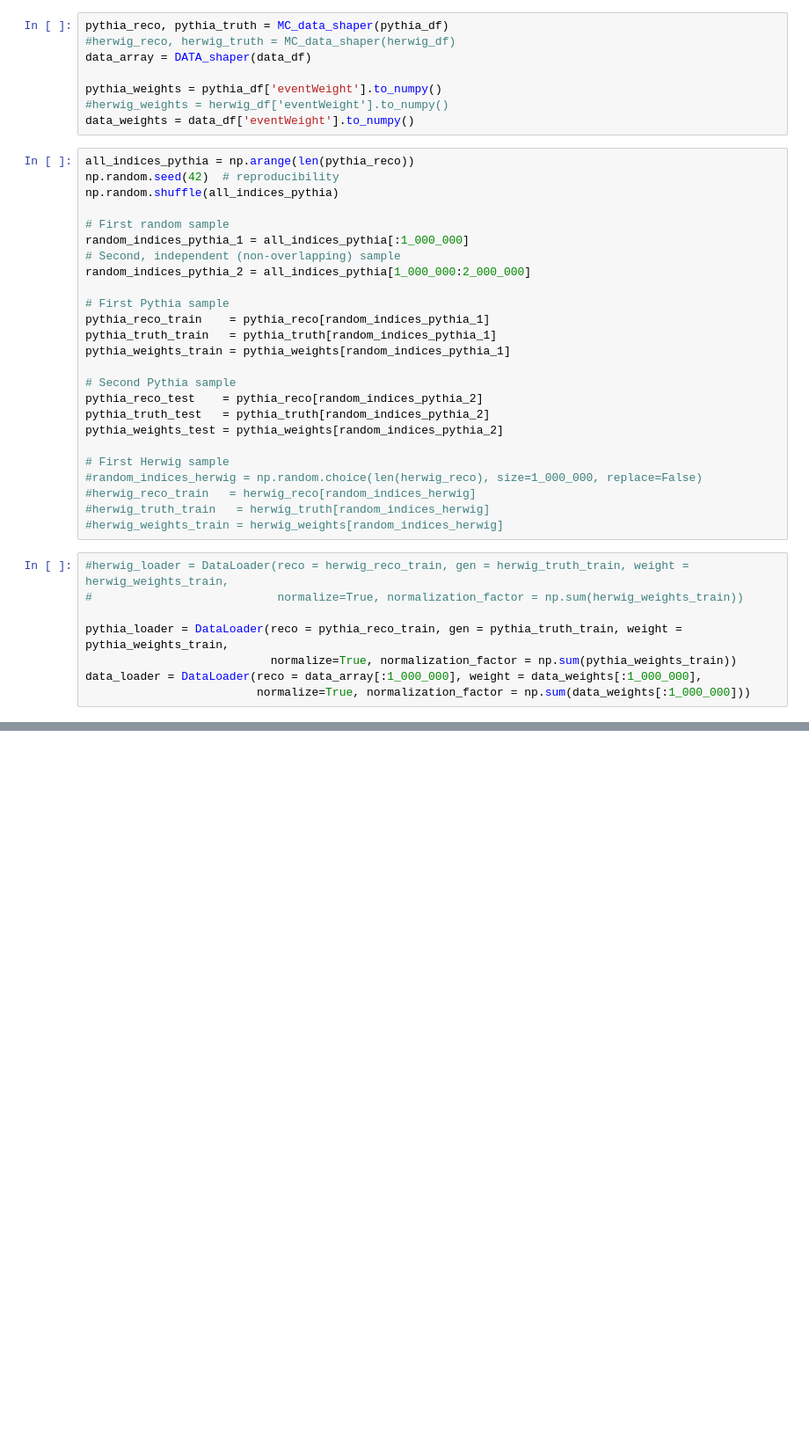
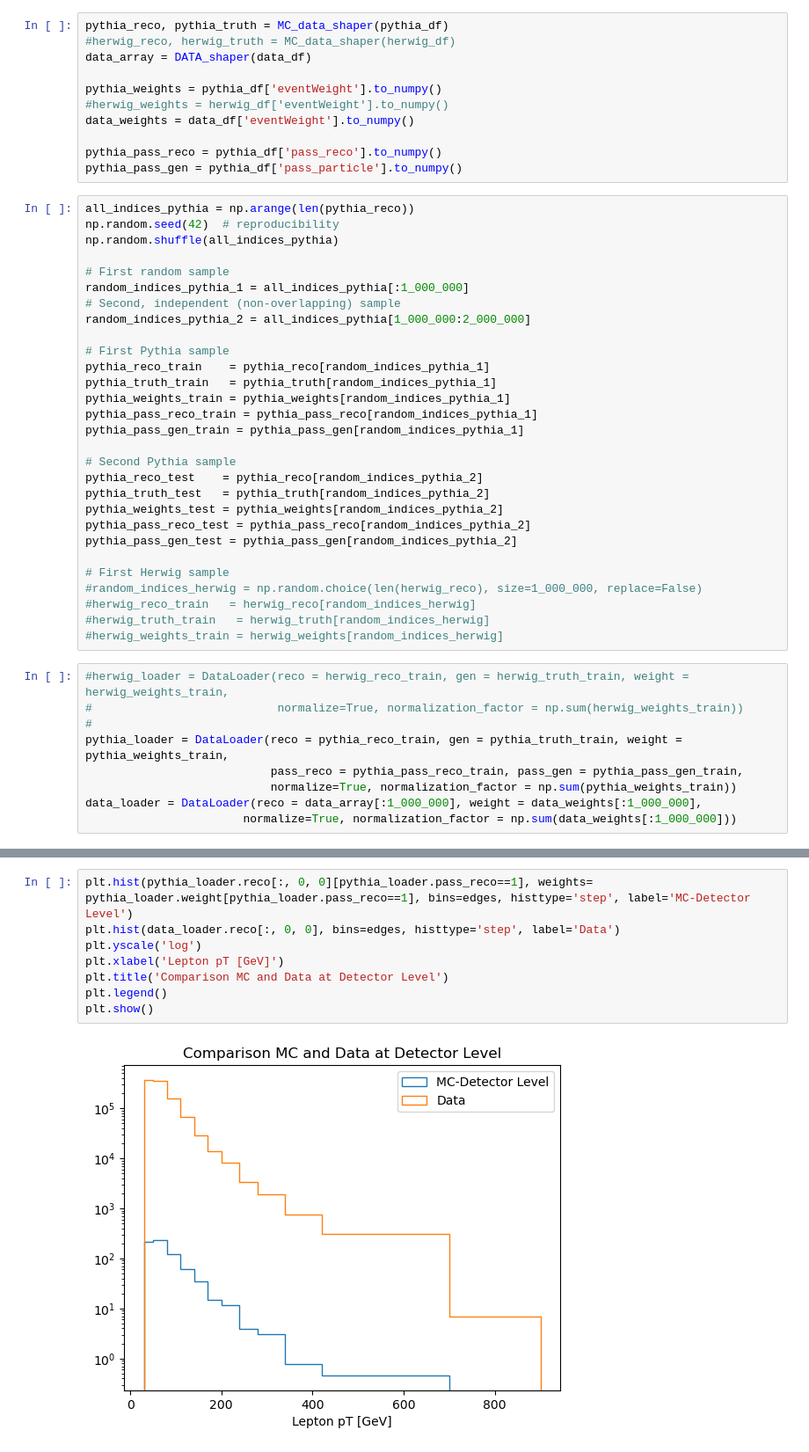
Before and after one commit to josefmurnauer/omnifold, a Jupyter notebook: Unfolding_WWbb_no_corrections.ipynb, the cells around one changed output, grey strips where cells are left out. Shown at 88% size. Drawn from its saved outputs; the diff is of its cells as text; blank space fills up the shorter version.

```diff
--- a/Unfolding_WWbb_no_corrections.ipynb
+++ b/Unfolding_WWbb_no_corrections.ipynb
@@ -164,6 +168,9 @@ data_array = DATA_shaper(data_df)
 pythia_weights = pythia_df['eventWeight'].to_numpy()
 #herwig_weights = herwig_df['eventWeight'].to_numpy()
 data_weights = data_df['eventWeight'].to_numpy()
+
+pythia_pass_reco = pythia_df['pass_reco'].to_numpy()
+pythia_pass_gen = pythia_df['pass_particle'].to_numpy()
 # %%
 all_indices_pythia = np.arange(len(pythia_reco))
 np.random.seed(42)  # reproducibility
@@ -178,11 +185,15 @@ random_indices_pythia_2 = all_indices_pythia[1_000_000:2_000_000]
 pythia_reco_train    = pythia_reco[random_indices_pythia_1]
 pythia_truth_train   = pythia_truth[random_indices_pythia_1]
 pythia_weights_train = pythia_weights[random_indices_pythia_1]
+pythia_pass_reco_train = pythia_pass_reco[random_indices_pythia_1]
+pythia_pass_gen_train = pythia_pass_gen[random_indices_pythia_1]
 
 # Second Pythia sample
 pythia_reco_test    = pythia_reco[random_indices_pythia_2]
 pythia_truth_test   = pythia_truth[random_indices_pythia_2]
 pythia_weights_test = pythia_weights[random_indices_pythia_2]
+pythia_pass_reco_test = pythia_pass_reco[random_indices_pythia_2]
+pythia_pass_gen_test = pythia_pass_gen[random_indices_pythia_2]
 
 # First Herwig sample
 #random_indices_herwig = np.random.choice(len(herwig_reco), size=1_000_000, replace=False)
@@ -192,9 +203,10 @@ pythia_weights_test = pythia_weights[random_indices_pythia_2]
 # %%
 #herwig_loader = DataLoader(reco = herwig_reco_train, gen = herwig_truth_train, weight = herwig_weights_train,
 #                           normalize=True, normalization_factor = np.sum(herwig_weights_train))
-
+#
 pythia_loader = DataLoader(reco = pythia_reco_train, gen = pythia_truth_train, weight = pythia_weights_train,
+                           pass_reco = pythia_pass_reco_train, pass_gen = pythia_pass_gen_train,
                            normalize=True, normalization_factor = np.sum(pythia_weights_train))
 data_loader = DataLoader(reco = data_array[:1_000_000], weight = data_weights[:1_000_000],
-                         normalize=True, normalization_factor = np.sum(data_weights[:1_000_000]))
+                       normalize=True, normalization_factor = np.sum(data_weights[:1_000_000]))
 # %% [output]
@@ -257,3 +336,13 @@ OfTransformer(
+# %%
+plt.hist(pythia_loader.reco[:, 0, 0][pythia_loader.pass_reco==1], weights= pythia_loader.weight[pythia_loader.pass_reco==1], bins=edges, histtype='step', label='MC-Detector Level')
+plt.hist(data_loader.reco[:, 0, 0], bins=edges, histtype='step', label='Data')
+plt.yscale('log')
+plt.xlabel('Lepton pT [GeV]')
+plt.title('Comparison MC and Data at Detector Level')
+plt.legend()
+plt.show()
+# %% [output]
+[figure, added]
 # %%
 import tensorflow as tf
 from tensorflow.keras import layers, Model, Input
```
Also changed, not shown: parts of 28 cells of this notebook.
